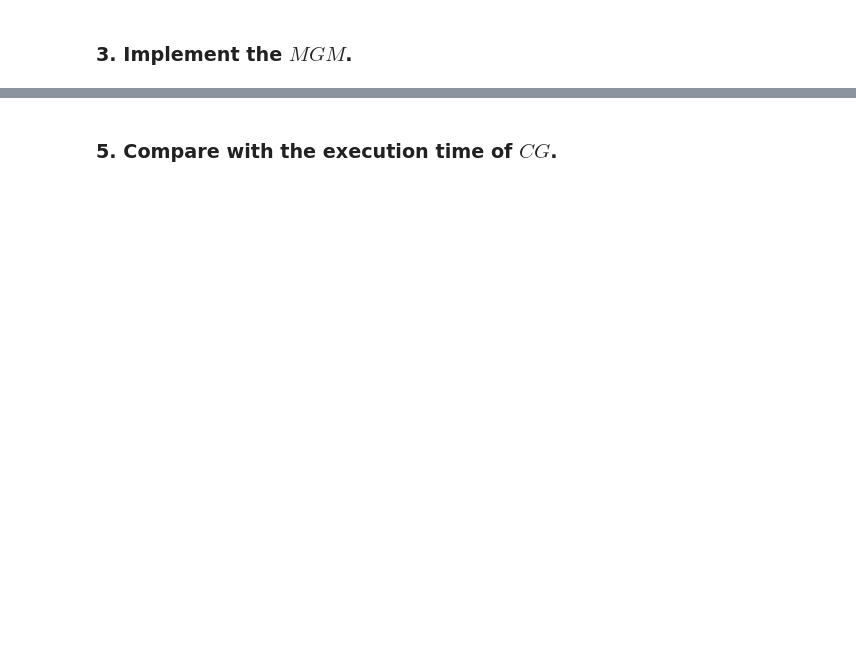
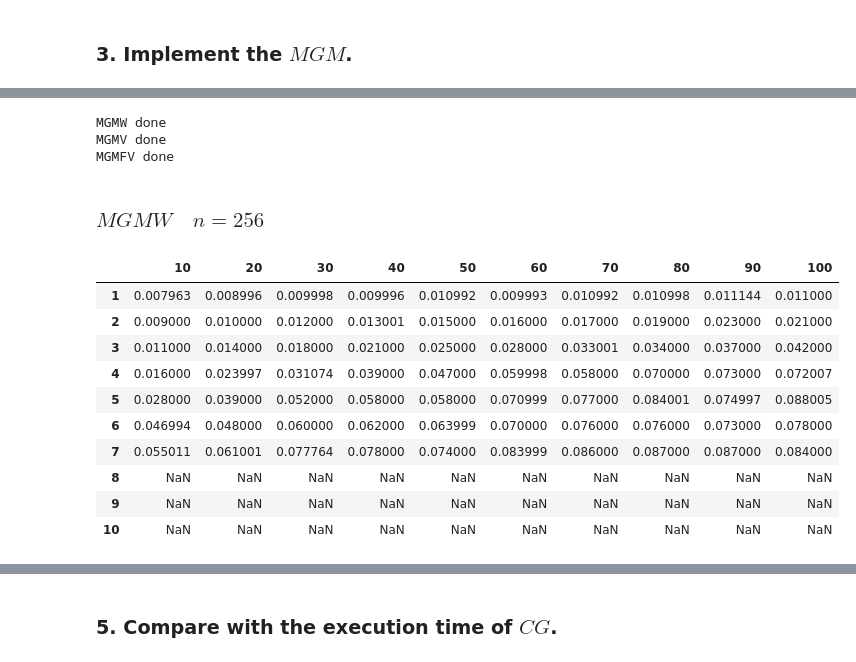
Before and after one commit to ALex2002Sim/NumericalMeth, a Jupyter notebook: lab3Sem9.ipynb, the cells around one changed output, grey strips where cells are left out. Saved outputs shown, nothing was run; the diff lists cells and outputs as text; code cells hidden in the pictures; blank space fills up the shorter version.

```diff
--- a/lab3Sem9.ipynb
+++ b/lab3Sem9.ipynb
@@ -365,0 +347,46 @@ def fillTable(meth:str)->list:
+# %%
+def fillTable(meth:str)->list:
+    global nArr
+    nu = np.int64(np.linspace(10, 100, 10))
+    k  = np.int64(np.linspace(1, 10, 10))
+
+    dfs = {n: pd.DataFrame(np.nan, index=k, columns=nu) for n in nArr[::-1]}
+
+    for i, df in enumerate(list(dfs.values())[:3]):
+        for j, kVal in enumerate(k[:7+i]):
+            for m, nuVal in enumerate(nu):
+                #print('start', meth, nArr[-1-i], kVal, nuVal)
+                df.iloc[j, m] = solver(kVal, np.zeros(nArr[-1-i]), vect(f, nArr[-1-i]), nuVal, meth)[1]
+                #print('end', meth, nArr[-1-i], kVal, nuVal)
+
+    for i, df in enumerate(list(dfs.values())[-2:]):
+        for j, kVal in enumerate(k):
+            for m, nuVal in enumerate(nu):
+                #print('start', meth, nArr[i], kVal, nuVal)
+                df.iloc[j, m] = solver(kVal, np.zeros(nArr[i]), vect(f, nArr[i]), nuVal, meth)[1]
+                #print('end',meth, nArr[i], kVal, nuVal)
+
+    print(f'{meth} done')
+    return dfs
+# %%
+dfs = {key: fillTable(key) for key in mgm.keys()}
+# %% [output]
+MGMW done
+MGMV done
+MGMFV done
+# %% [markdown]
+### $MGMW\quad n = 256$
+# %%
+dfs['MGMW'][257]
+# %% [output]
+|  | 10 | 20 | 30 | 40 | 50 | 60 | 70 | 80 | 90 | 100 |
+| 1 | 0.007963 | 0.008996 | 0.009998 | 0.009996 | 0.010992 | 0.009993 | 0.010992 | 0.010998 | 0.011144 | 0.011000 |
+| 2 | 0.009000 | 0.010000 | 0.012000 | 0.013001 | 0.015000 | 0.016000 | 0.017000 | 0.019000 | 0.023000 | 0.021000 |
+| 3 | 0.011000 | 0.014000 | 0.018000 | 0.021000 | 0.025000 | 0.028000 | 0.033001 | 0.034000 | 0.037000 | 0.042000 |
+| 4 | 0.016000 | 0.023997 | 0.031074 | 0.039000 | 0.047000 | 0.059998 | 0.058000 | 0.070000 | 0.073000 | 0.072007 |
+| 5 | 0.028000 | 0.039000 | 0.052000 | 0.058000 | 0.058000 | 0.070999 | 0.077000 | 0.084001 | 0.074997 | 0.088005 |
+| 6 | 0.046994 | 0.048000 | 0.060000 | 0.062000 | 0.063999 | 0.070000 | 0.076000 | 0.076000 | 0.073000 | 0.078000 |
+| 7 | 0.055011 | 0.061001 | 0.077764 | 0.078000 | 0.074000 | 0.083999 | 0.086000 | 0.087000 | 0.087000 | 0.084000 |
+| 8 | NaN | NaN | NaN | NaN | NaN | NaN | NaN | NaN | NaN | NaN |
+| 9 | NaN | NaN | NaN | NaN | NaN | NaN | NaN | NaN | NaN | NaN |
+| 10 | NaN | NaN | NaN | NaN | NaN | NaN | NaN | NaN | NaN | NaN |
```
Also changed, not shown: parts of 48 cells of this notebook, 1 other file.
